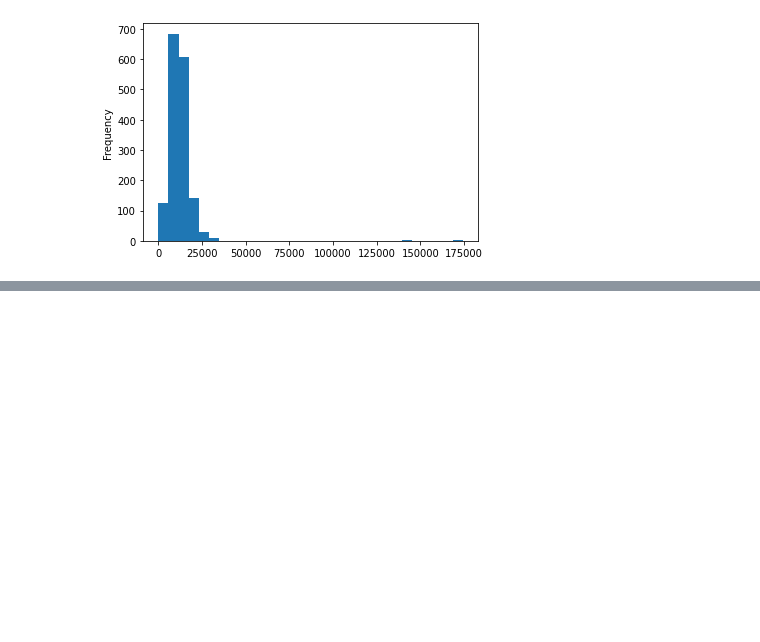
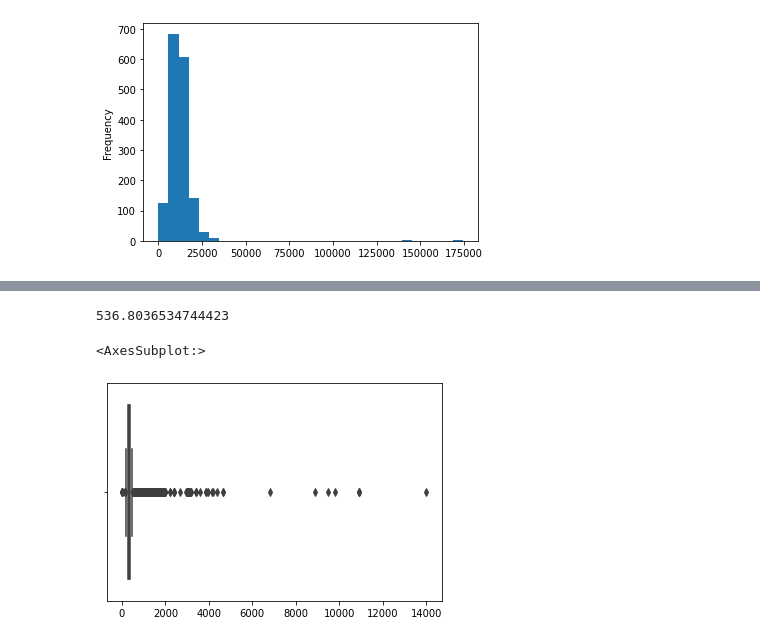
Before and after one commit to akazukin5151/comparative-accessibility, a Jupyter notebook: london.ipynb, the cells around one changed output, grey strips where cells are left out. Saved outputs shown, nothing was run; the diff lists cells and outputs as text; code cells hidden in the pictures; blank space fills up the shorter version.

Commit message:
Add Average distance between stops for london

```diff
--- a/london.ipynb
+++ b/london.ipynb
@@ -185,0 +188,19 @@ route_lengths.plot.hist(bins=30)
+# %%
+# TODO: copied from delhi.ipynb
+def calc_distances(x):
+    '''
+    input: [(float, float)]
+        a list of coordinates
+    output: [float]
+        the distances between each coordinates
+    '''
+    return [Point(a).distance(Point(b)) for a, b in zip(x, x[1:])]
+# %%
+def f(x):
+    geom = x.geometry
+    if len(geom) == 1:
+        return None
+    return calc_distances(geom.reset_index(drop=True))
+
+route_stop_dists = bus_sequences.groupby(['Route', 'Run']).apply(f)
+route_stop_dists
@@ -185,0 +221,3 @@ route_lengths.plot.hist(bins=30)
+# %%
+route_avg_stop_dists = route_stop_dists.dropna().apply(np.mean)
+route_avg_stop_dists
@@ -185,0 +238,10 @@ route_lengths.plot.hist(bins=30)
+# %%
+# Global average distance between stops meters
+route_avg_stop_dists.mean()
+# %% [output]
+536.8036534744423
+# %%
+sns.boxplot(x=route_avg_stop_dists)
+# %% [output]
+<AxesSubplot:>
+[figure, added]
```
Also changed, not shown: parts of 5 cells of this notebook.
